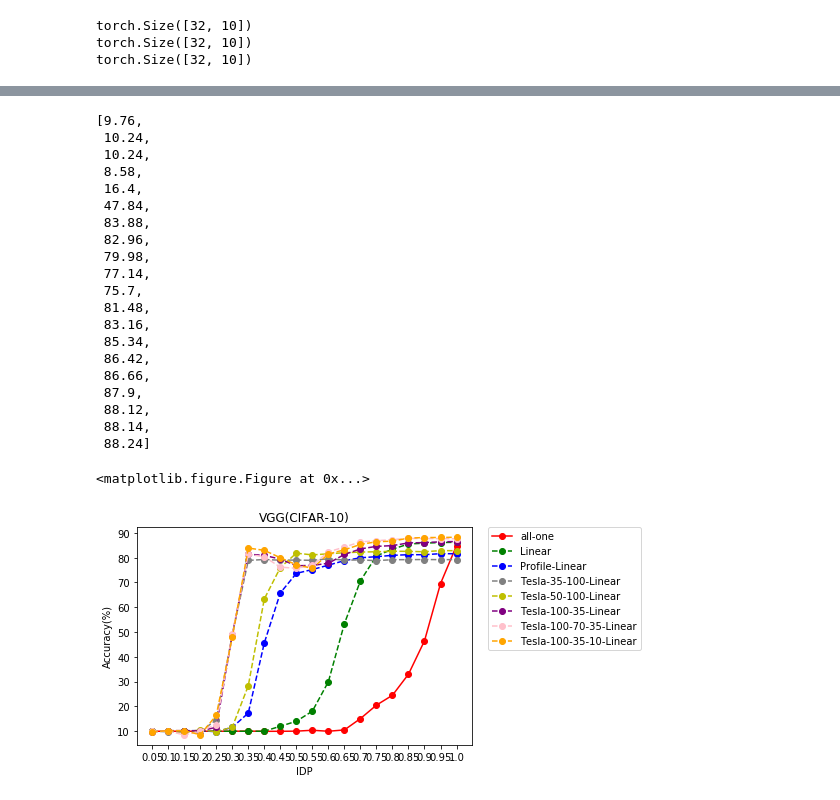
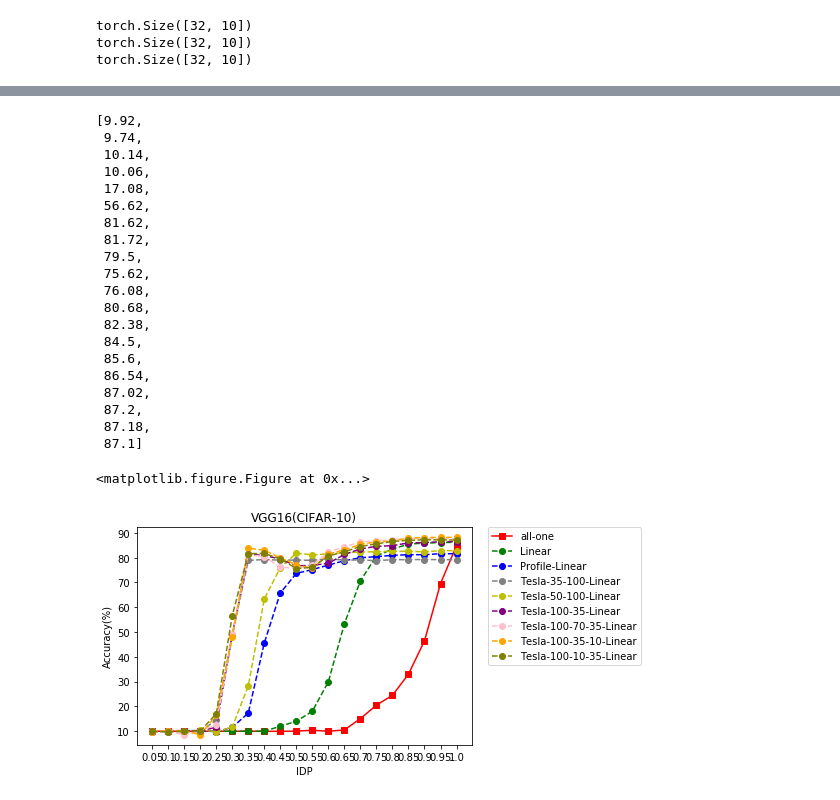
Before and after one commit to tainanboy/Channel-Prioritized-CNN, a Jupyter notebook: tesla_linear_IDP_3branch.ipynb, the cells around one changed output, grey strips where cells are left out. Drawn from its saved outputs; the diff is of its cells as text; code cells hidden in the pictures.

```diff
--- a/tesla_linear_IDP_3branch.ipynb
+++ b/tesla_linear_IDP_3branch.ipynb
@@ -506,7 +506,7 @@ idp_scale = list(map(lambda x: x/20,range(1,21)))
 print(idp_scale)
 for i in idp_scale:
     net_inference = tesla_coef_idp_VGG_3branch(idp_layers, idp1=1, idp2=1, idp3=i).type(dtype)
-    net_inference.load_state_dict(torch.load('saved_models/100_35_10_tesla_branch_linear_idp_model.pkl'))
+    net_inference.load_state_dict(torch.load('saved_models/100_10_35_tesla_branch_linear_idp_model.pkl'))
     a = test_acccuracy(testloader, net_inference.eval())
     idp_acc_history.append(a)
 # %% [output]
@@ -530,26 +530,47 @@ Accuracy of the network with IDP 100 on the test images: 88 %
 # %%
 idp_acc_history
 # %% [output]
-[9.76,
- 10.24,
- 10.24,
- 8.58,
- 16.4,
- 47.84,
- 83.88,
- 82.96,
- 79.98,
- 77.14,
- 75.7,
- 81.48,
- 83.16,
- 85.34,
- 86.42,
- 86.66,
- 87.9,
- 88.12,
- 88.14,
- 88.24]
+[9.92,
+ 9.74,
+ 10.14,
+ 10.06,
+ 17.08,
+ 56.62,
+ 81.62,
+ 81.72,
+ 79.5,
+ 75.62,
+ 76.08,
+ 80.68,
+ 82.38,
+ 84.5,
+ 85.6,
+ 86.54,
+ 87.02,
+ 87.2,
+ 87.18,
+ 87.1]
+# %%
+tesla_100_35_10 = [9.76,
+ 10.24,
+ 10.24,
+ 8.58,
+ 16.4,
+ 47.84,
+ 83.88,
+ 82.96,
+ 79.98,
+ 77.14,
+ 75.7,
+ 81.48,
+ 83.16,
+ 85.34,
+ 86.42,
+ 86.66,
+ 87.9,
+ 88.12,
+ 88.14,
+ 88.24]
 # %%
 tesla_100_70_35 = [10.06,
  10.06,
@@ -699,14 +720,14 @@ linear_history = [10.0,
  86.2]
 # %%
 def plot_idp_accuracy(accuracy1=None, accuracy2=None, accuracy3=None, accuracy4=None, accuracy5=None, accuracy6=None,
-                     accuracy7=None, accuracy8=None):
+                     accuracy7=None, accuracy8=None, accuracy9=None):
     plt.clf()
     fig4 = plt.figure()
     ax1 = fig4.add_subplot(111)
     idp_scale = list(map(lambda x: x/20,range(1,21)))
     idp_scale_i = [i for i in range(0, len(idp_scale))]
     if accuracy1:
-        ax1.plot(idp_scale_i, accuracy1, marker='o', linestyle='-', color='r', label="all-one")
+        ax1.plot(idp_scale_i, accuracy1, marker='s', linestyle='-', color='r', label="all-one")
     if accuracy2:
         ax1.plot(idp_scale_i, accuracy2, marker='o', linestyle='--', color='g', label="Linear")
     if accuracy3:
@@ -721,15 +742,17 @@ def plot_idp_accuracy(accuracy1=None, accuracy2=None, accuracy3=None, accuracy4=
         ax1.plot(idp_scale_i, accuracy7, marker='o', linestyle='--', color='pink', label="Tesla-100-70-35-Linear")
     if accuracy8:
         ax1.plot(idp_scale_i, accuracy8, marker='o', linestyle='--', color='orange', label="Tesla-100-35-10-Linear")
+    if accuracy9:
+        ax1.plot(idp_scale_i, accuracy9, marker='o', linestyle='--', color='olive', label="Tesla-100-10-35-Linear")
     plt.xticks(idp_scale_i, idp_scale)
     plt.xlabel("IDP")
     plt.ylabel("Accuracy(%)")
     plt.legend(bbox_to_anchor=(1.05, 1), loc=2, borderaxespad=0.)
-    plt.title("VGG(CIFAR-10)")
+    plt.title("VGG16(CIFAR-10)")
     plt.savefig('results_graphs/tesla_3branch_linear_idp_accuracy.png')
 # %%
 plot_idp_accuracy(all_one_acc_history,linear_history, profile, tesla_35_100, tesla_50_100, tesla_100_35,
-                  tesla_100_70_35, idp_acc_history)
+                  tesla_100_70_35, tesla_100_35_10,idp_acc_history)
 # %% [output]
 <matplotlib.figure.Figure at 0x...>
-[figure, old version]
+[figure, new version]
```
Also changed, not shown: parts of 8 cells of this notebook.
